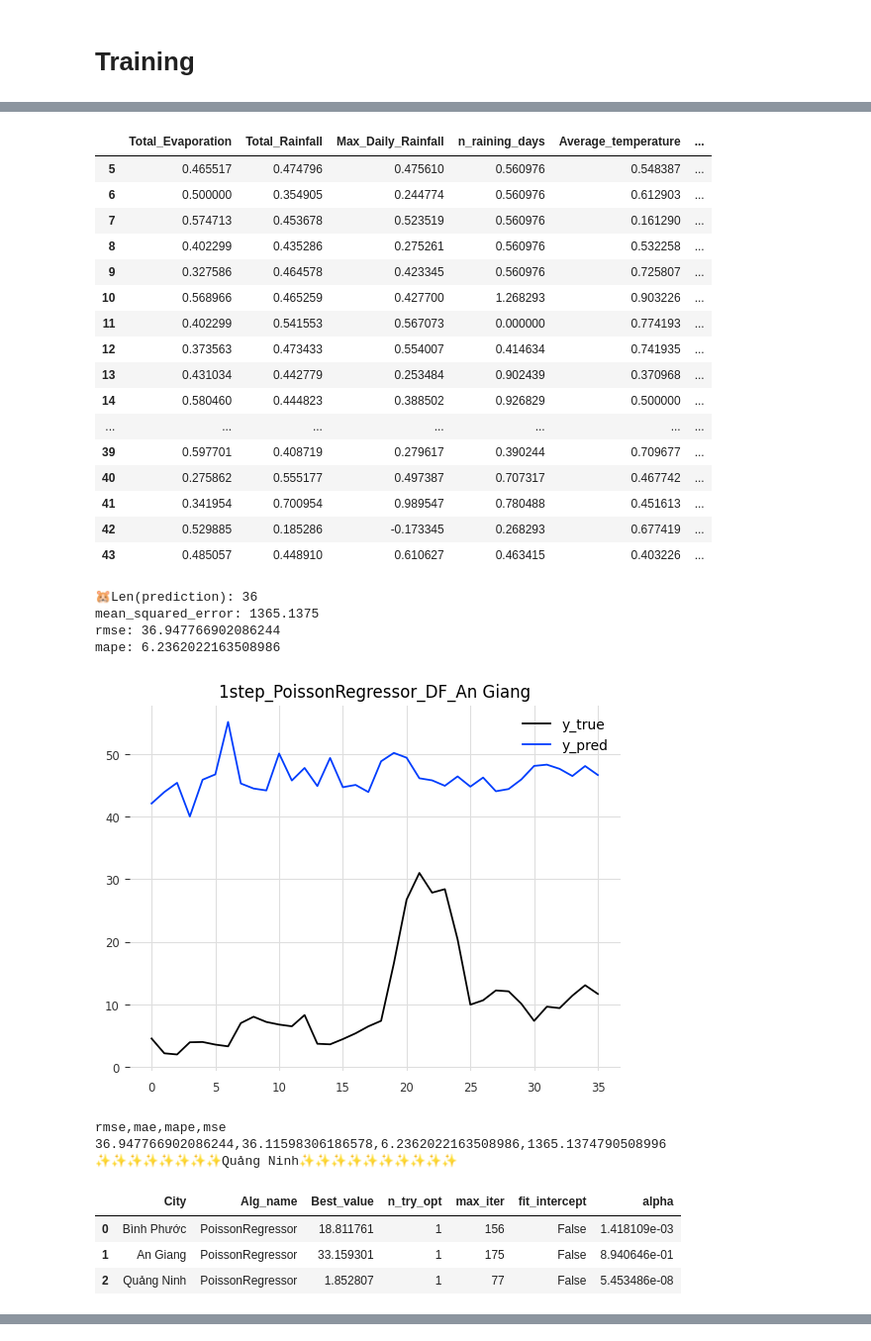
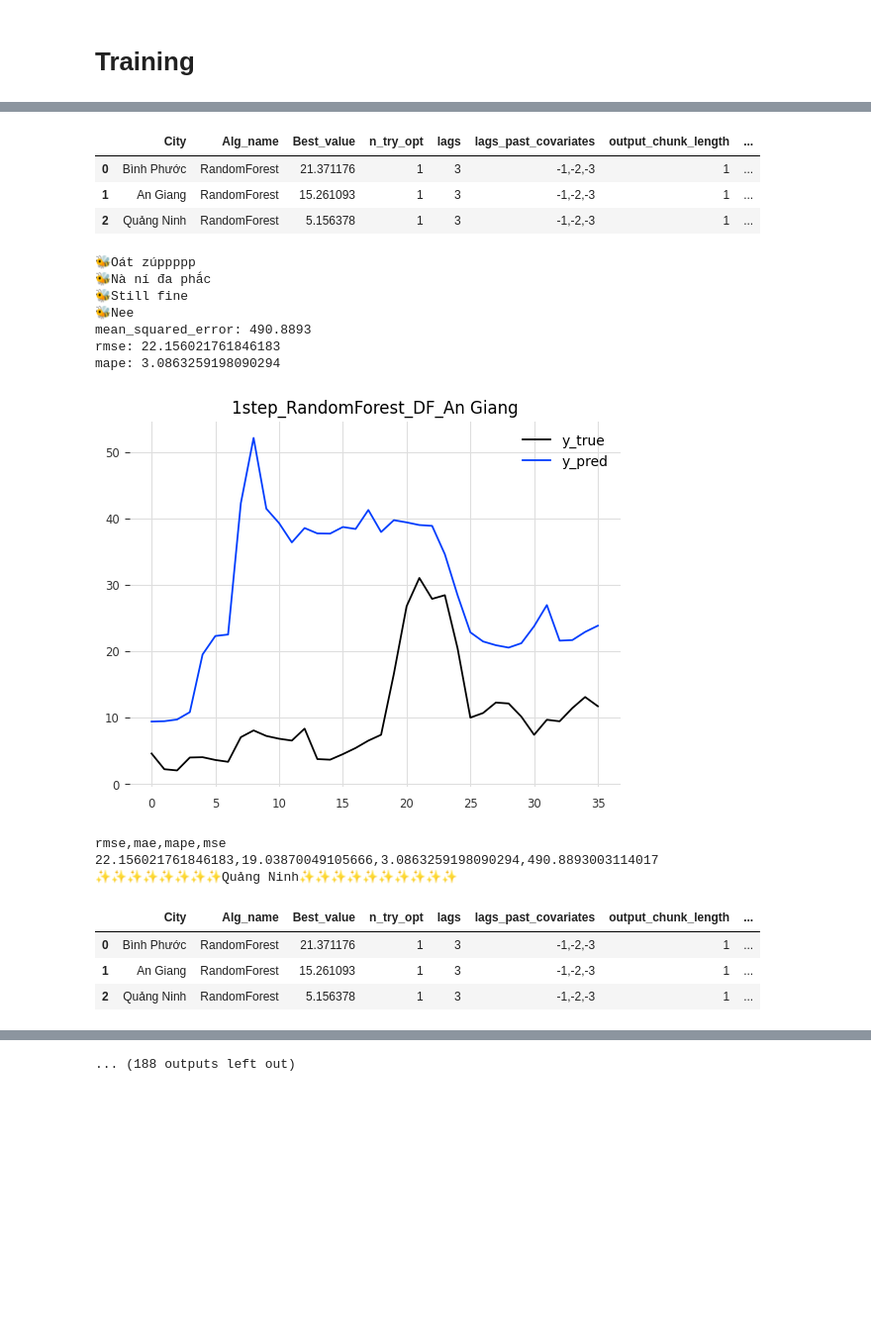
Before and after one commit to NguyenHzviper/OutBreak, a Jupyter notebook: predict_model/271023_train_predict.ipynb, the cells around one changed output, grey strips where cells are left out. Shown at 99% size. Drawn from its saved outputs; the diff is of its cells as text; code cells hidden in the pictures; blank space fills up the shorter version.

```diff
--- a/predict_model/271023_train_predict.ipynb
+++ b/predict_model/271023_train_predict.ipynb
@@ -313,13 +316,13 @@ def getHyperParams(model_name, city, nstep):
 # Training
 # %%
 model_name_list = [
-    #  "RandomForest",
-    #  "LinearRegressionModel",
+     "RandomForest",
+     "LinearRegressionModel",
     #  "LightGBMModel",
-    #  "CatBoostModel",
-    #  "XGBModel",
-    "PoissonRegressor",
-    "SVMRBF"
+     "CatBoostModel",
+     "XGBModel",
+    # "PoissonRegressor",
+    # "SVMRBF"
 ]
 
 for nstep in range(1,args.n_predicted_period_months+1):
@@ -332,7 +335,7 @@ for nstep in range(1,args.n_predicted_period_months+1):
             df_train = pd.read_csv(output_process+city+'_train_preprocessed.csv', parse_dates=True, index_col= None, encoding = 'unicode_escape')
             df_valid = pd.read_csv(output_process+city+'_test_preprocessed.csv', parse_dates=True, index_col= None, encoding = 'unicode_escape')
             scaler = joblib.load(output_process+city+'_train_scalerMinMaxNorm.save') #ok
-
+            is_sklearn_model = 0
             selected_features = getDataWithSelectedFeature(city, nstep)
 
             lags_by_nstep = args.look_back + nstep - 1
@@ -514,29 +499,19 @@ rmse,mae,mape,mse
-|  | Total_Evaporation | Total_Rainfall | Max_Daily_Rainfall | n_raining_days | Average_temperature | ... |
-| 5 | 0.465517 | 0.474796 | 0.475610 | 0.560976 | 0.548387 | ... |
-| 6 | 0.500000 | 0.354905 | 0.244774 | 0.560976 | 0.612903 | ... |
-| 7 | 0.574713 | 0.453678 | 0.523519 | 0.560976 | 0.161290 | ... |
-| 8 | 0.402299 | 0.435286 | 0.275261 | 0.560976 | 0.532258 | ... |
-| 9 | 0.327586 | 0.464578 | 0.423345 | 0.560976 | 0.725807 | ... |
-| 10 | 0.568966 | 0.465259 | 0.427700 | 1.268293 | 0.903226 | ... |
-| 11 | 0.402299 | 0.541553 | 0.567073 | 0.000000 | 0.774193 | ... |
-| 12 | 0.373563 | 0.473433 | 0.554007 | 0.414634 | 0.741935 | ... |
-| 13 | 0.431034 | 0.442779 | 0.253484 | 0.902439 | 0.370968 | ... |
-| 14 | 0.580460 | 0.444823 | 0.388502 | 0.926829 | 0.500000 | ... |
-| ... | ... | ... | ... | ... | ... | ... |
-| 39 | 0.597701 | 0.408719 | 0.279617 | 0.390244 | 0.709677 | ... |
-| 40 | 0.275862 | 0.555177 | 0.497387 | 0.707317 | 0.467742 | ... |
-| 41 | 0.341954 | 0.700954 | 0.989547 | 0.780488 | 0.451613 | ... |
-| 42 | 0.529885 | 0.185286 | -0.173345 | 0.268293 | 0.677419 | ... |
-| 43 | 0.485057 | 0.448910 | 0.610627 | 0.463415 | 0.403226 | ... |
+|  | City | Alg_name | Best_value | n_try_opt | lags | lags_past_covariates | output_chunk_length | ... |
+| 0 | Bình Phước | RandomForest | 21.371176 | 1 | 3 | -1,-2,-3 | 1 | ... |
+| 1 | An Giang | RandomForest | 15.261093 | 1 | 3 | -1,-2,-3 | 1 | ... |
+| 2 | Quảng Ninh | RandomForest | 5.156378 | 1 | 3 | -1,-2,-3 | 1 | ... |
-🐹Len(prediction): 36
-mean_squared_error: 1365.1375
-rmse: 36.947766902086244
-mape: 6.2362022163508986
+🐝Oát zúppppp
+🐝Nà ní đa phắc
+🐝Still fine
+🐝Nee
+mean_squared_error: 490.8893
+rmse: 22.156021761846183
+mape: 3.0863259198090294
-[figure, old version]
+[figure, new version]
 rmse,mae,mape,mse
-36.947766902086244,36.11598306186578,6.2362022163508986,1365.1374790508996
+22.156021761846183,19.03870049105666,3.0863259198090294,490.8893003114017
 ✨✨✨✨✨✨✨✨Quảng Ninh✨✨✨✨✨✨✨✨✨✨
-|  | City | Alg_name | Best_value | n_try_opt | max_iter | fit_intercept | alpha |
-| 0 | Bình Phước | PoissonRegressor | 18.811761 | 1 | 156 | False | 1.418109e-03 |
-| 1 | An Giang | PoissonRegressor | 33.159301 | 1 | 175 | False | 8.940646e-01 |
-| 2 | Quảng Ninh | PoissonRegressor | 1.852807 | 1 | 77 | False | 5.453486e-08 |
+|  | City | Alg_name | Best_value | n_try_opt | lags | lags_past_covariates | output_chunk_length | ... |
+| 0 | Bình Phước | RandomForest | 21.371176 | 1 | 3 | -1,-2,-3 | 1 | ... |
+| 1 | An Giang | RandomForest | 15.261093 | 1 | 3 | -1,-2,-3 | 1 | ... |
+| 2 | Quảng Ninh | RandomForest | 5.156378 | 1 | 3 | -1,-2,-3 | 1 | ... |
@@ -543,0 +526 @@ rmse,mae,mape,mse
+... (188 outputs left out)
```
Also changed, not shown: parts of 2 cells of this notebook, 25 other files.
